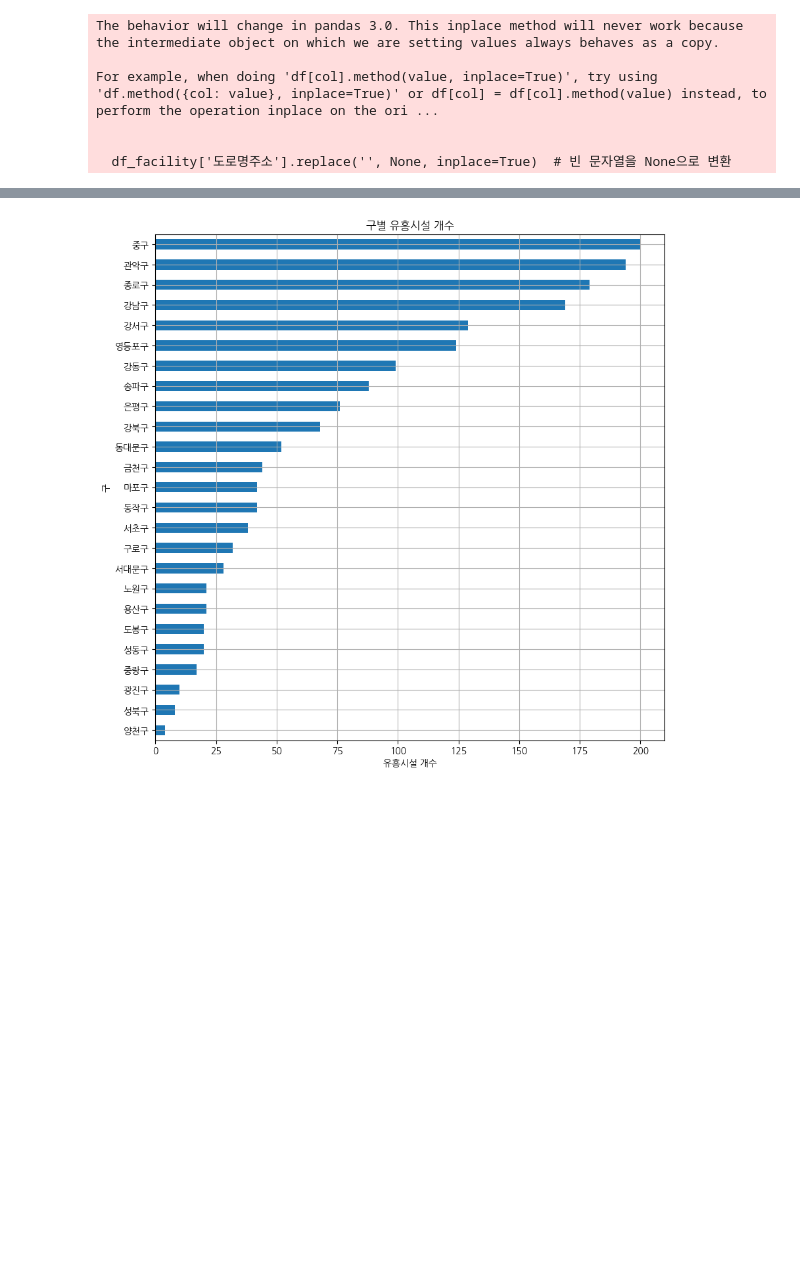
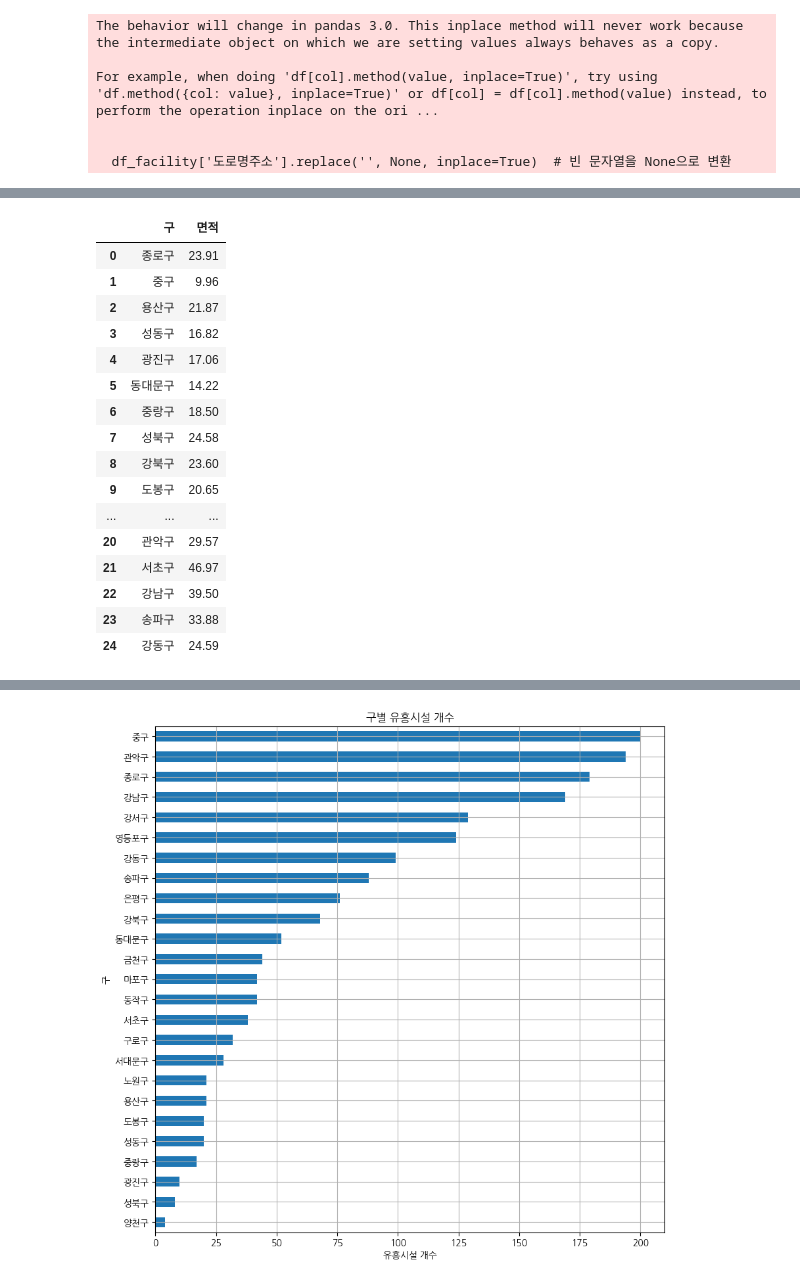
Before and after one commit to addinedu-ros-9th/eda-repo-2, a Jupyter notebook: data_analysis/unhealty_facility.ipynb, the cells around one changed output, grey strips where cells are left out. Cells and saved outputs as stored; diff of their text form; code cells hidden in the pictures; blank space fills up the shorter version.

```diff
--- a/data_analysis/unhealty_facility.ipynb
+++ b/data_analysis/unhealty_facility.ipynb
@@ -100,0 +127,21 @@ See the caveats in the documentation: https://pandas.pydata.org/pandas-docs/stab
+# %%
+df_gu_area = df_gu_area.rename(columns= {"자치구별(2)":"구", "2023": "면적"})
+df_gu_area
+# %% [output]
+|  | 구 | 면적 |
+| 0 | 종로구 | 23.91 |
+| 1 | 중구 | 9.96 |
+| 2 | 용산구 | 21.87 |
+| 3 | 성동구 | 16.82 |
+| 4 | 광진구 | 17.06 |
+| 5 | 동대문구 | 14.22 |
+| 6 | 중랑구 | 18.50 |
+| 7 | 성북구 | 24.58 |
+| 8 | 강북구 | 23.60 |
+| 9 | 도봉구 | 20.65 |
+| ... | ... | ... |
+| 20 | 관악구 | 29.57 |
+| 21 | 서초구 | 46.97 |
+| 22 | 강남구 | 39.50 |
+| 23 | 송파구 | 33.88 |
+| 24 | 강동구 | 24.59 |
```
Also changed, not shown: parts of 7 cells of this notebook, 3 other files.
